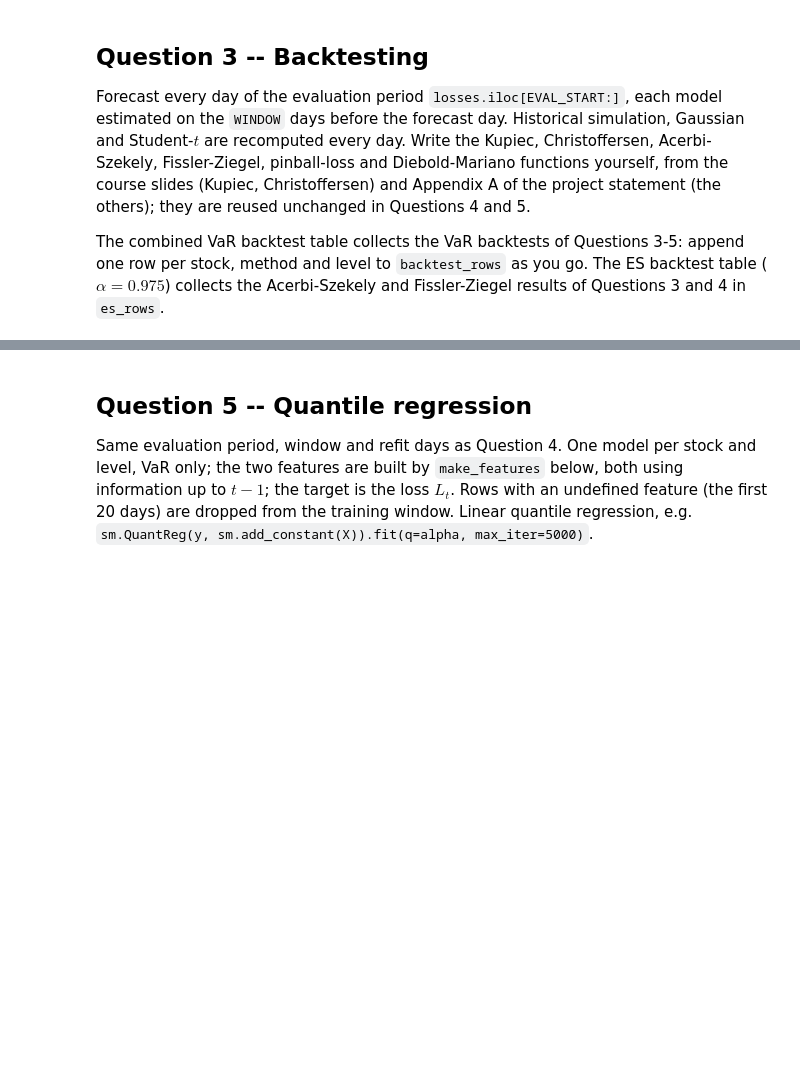
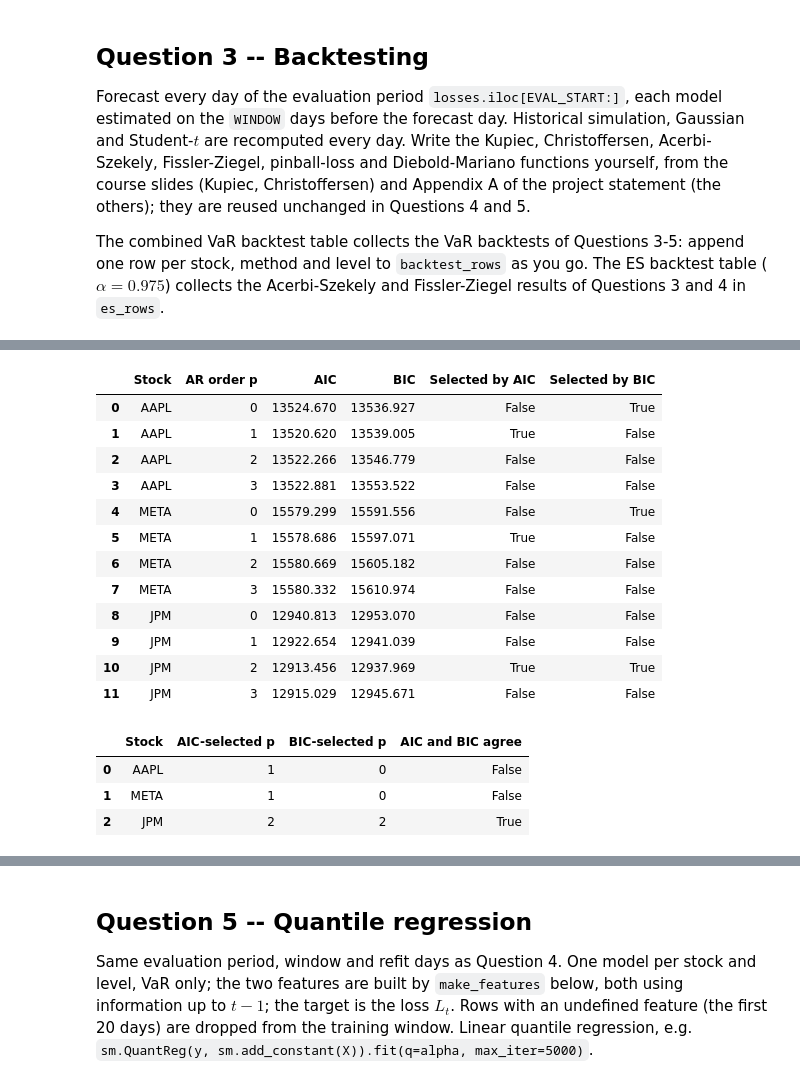
Before and after one commit to AlexPotocnik/QRM_Project, a Jupyter notebook: src/Project_template.ipynb, the cells around one changed output, grey strips where cells are left out. Drawn from its saved outputs; the diff is of its cells as text; code cells hidden in the pictures; blank space fills up the shorter version.

Commit message:
Complete Q4 AR-GARCH models and rolling forecasts

```diff
--- a/src/Project_template.ipynb
+++ b/src/Project_template.ipynb
@@ -431,0 +456,62 @@ from arch import arch_model
+# %%
+# Question 4(a)(i): full-sample AR order selection in percentage units.
+q4_selection_rows = []
+q4_summary_rows = []
+q4_selected_p = {}
+
+for q4_stock in TICKERS:
+    q4_y = 100 * returns[q4_stock]
+    q4_stock_rows = []
+    for q4_p in range(4):
+        # p=0 has a constant mean; every candidate conditions on three returns.
+        q4_model = arch_model(
+            q4_y,
+            mean="Constant" if q4_p == 0 else "AR",
+            lags=q4_p,
+            vol="Constant",
+            dist="normal",
+            hold_back=3,
+            rescale=False,
+        )
+        q4_fit = q4_model.fit(disp="off")
+        assert q4_fit.nobs == len(q4_y) - 3, "AR candidates must use identical observations."
+        q4_stock_rows.append({
+            "Stock": q4_stock, "AR order p": q4_p,
+            "AIC": q4_fit.aic, "BIC": q4_fit.bic,
+        })
+
+    # In an exact tie, choose the smaller order (candidates are ordered by p).
+    q4_aic_p = min(q4_stock_rows, key=lambda row: row["AIC"])["AR order p"]
+    q4_bic_p = min(q4_stock_rows, key=lambda row: row["BIC"])["AR order p"]
+    q4_selected_p[q4_stock] = q4_bic_p
+    for q4_row in q4_stock_rows:
+        q4_row["Selected by AIC"] = q4_row["AR order p"] == q4_aic_p
+        q4_row["Selected by BIC"] = q4_row["AR order p"] == q4_bic_p
+    q4_selection_rows.extend(q4_stock_rows)
+    q4_summary_rows.append({
+        "Stock": q4_stock, "AIC-selected p": q4_aic_p,
+        "BIC-selected p": q4_bic_p, "AIC and BIC agree": q4_aic_p == q4_bic_p,
+    })
+
+q4_selection_table = pd.DataFrame(q4_selection_rows)
+q4_selection_summary = pd.DataFrame(q4_summary_rows)
+display(q4_selection_table.style.format({"AIC": "{:.3f}", "BIC": "{:.3f}"}))
+display(q4_selection_summary)
+# %% [output]
+|  | Stock | AR order p | AIC | BIC | Selected by AIC | Selected by BIC |
+| 0 | AAPL | 0 | 13524.670 | 13536.927 | False | True |
+| 1 | AAPL | 1 | 13520.620 | 13539.005 | True | False |
+| 2 | AAPL | 2 | 13522.266 | 13546.779 | False | False |
+| 3 | AAPL | 3 | 13522.881 | 13553.522 | False | False |
+| 4 | META | 0 | 15579.299 | 15591.556 | False | True |
+| 5 | META | 1 | 15578.686 | 15597.071 | True | False |
+| 6 | META | 2 | 15580.669 | 15605.182 | False | False |
+| 7 | META | 3 | 15580.332 | 15610.974 | False | False |
+| 8 | JPM | 0 | 12940.813 | 12953.070 | False | False |
+| 9 | JPM | 1 | 12922.654 | 12941.039 | False | False |
+| 10 | JPM | 2 | 12913.456 | 12937.969 | True | True |
+| 11 | JPM | 3 | 12915.029 | 12945.671 | False | False |
+|  | Stock | AIC-selected p | BIC-selected p | AIC and BIC agree |
+| 0 | AAPL | 1 | 0 | False |
+| 1 | META | 1 | 0 | False |
+| 2 | JPM | 2 | 2 | True |
```
Also changed, not shown: parts of 26 cells of this notebook, 1 other file.
